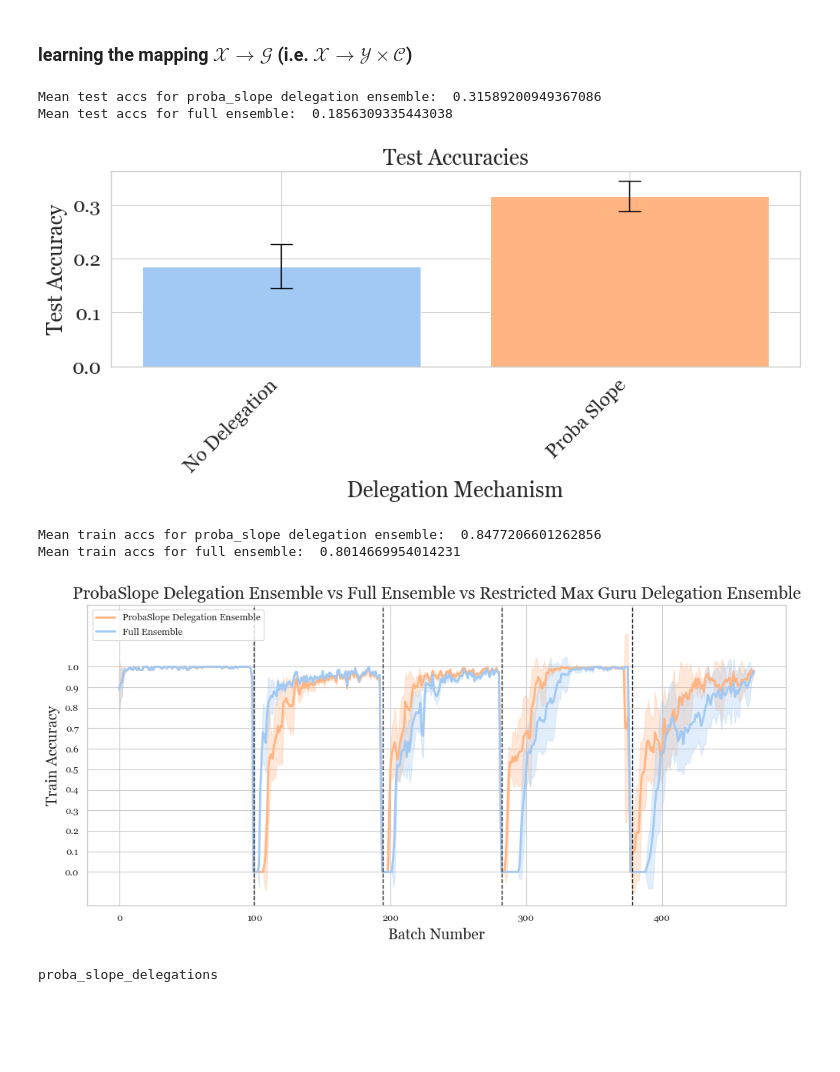
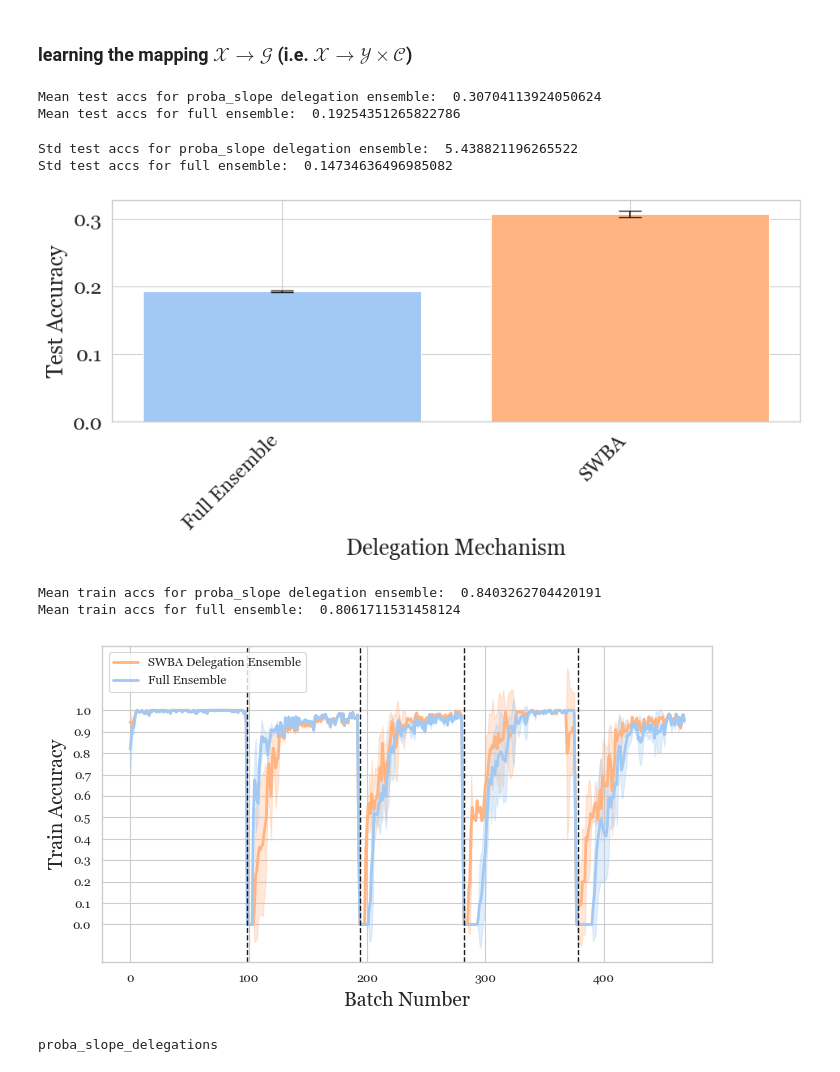
Before and after one commit to cartgr/banditLiquidDem, a Jupyter notebook: experiments/setting_2_class_incremental.ipynb, the cells around one changed output. Saved outputs shown, nothing was run; the diff lists cells and outputs as text; code cells hidden in the pictures; blank space fills up the shorter version.

```diff
--- a/experiments/setting_2_class_incremental.ipynb
+++ b/experiments/setting_2_class_incremental.ipynb
@@ -20,8 +21,9 @@ import seaborn as sns
 ### learning the mapping $\mathcal{X} \rightarrow \mathcal{G}$ (i.e. $\mathcal{X} \rightarrow \mathcal{Y}\times\mathcal{C}$)
 # %%
 batch_size = 128
-window_size = 50
-num_trials = 10
+# window_size = 50
+window_size = 55
+num_trials = 5
 n_voters = 5
 # %%
 data = Data(
@@ -101,8 +108,18 @@ print("Mean test accs for full ensemble: ", np.mean(full_avg_test_accs))
 #     np.mean(restricted_max_guru_avg_test_accs),
 # )
 # %% [output]
-Mean test accs for proba_slope delegation ensemble:  0.31589200949367086
-Mean test accs for full ensemble:  0.1856309335443038
+Mean test accs for proba_slope delegation ensemble:  0.30704113924050624
+Mean test accs for full ensemble:  0.19254351265822786
+# %%
+# print std information
+print(
+    "Std test accs for proba_slope delegation ensemble: ",
+    np.std(proba_slope_avg_test_accs_per_trial) * 100,
+)
+print("Std test accs for full ensemble: ", np.std(full_avg_test_accs_per_trial) * 100)
+# %% [output]
+Std test accs for proba_slope delegation ensemble:  5.438821196265522
+Std test accs for full ensemble:  0.14734636496985082
 # %%
 sns.set_style("whitegrid")
 sns.set_context("paper", font_scale=2)
@@ -116,7 +133,7 @@ colors = sns.color_palette("pastel")
 
 fig = plt.figure(figsize=(10, 5))
 ax = fig.add_subplot(111)
-ax.set_title("Test Accuracies")
+# ax.set_title("Test Accuracies")
 ax.set_ylabel("Test Accuracy")
 ax.set_xlabel("Delegation Mechanism")
 # ax.set_xticks([0, 1, 2])
@@ -124,17 +141,15 @@ ax.set_xlabel("Delegation Mechanism")
 #     ["No Delegation", "Proba Slope", "Restricted Max Guru"], rotation=45, ha="right"
 # )
 ax.set_xticks([0, 1])
-ax.set_xticklabels(["No Delegation", "Proba Slope"], rotation=45, ha="right")
+ax.set_xticklabels(["Full Ensemble", "SWBA"], rotation=45, ha="right")
 # Data for bar plot
 means = [
-    np.mean(full_avg_test_accs),
-    np.mean(proba_slope_avg_test_accs),
-    # np.mean(restricted_max_guru_avg_test_accs),
+    np.mean(full_avg_test_accs_per_trial),
+    np.mean(proba_slope_avg_test_accs_per_trial),
 ]
 stds = [
-    np.std(full_avg_test_accs),
-    np.std(proba_slope_avg_test_accs),
-    # np.std(restricted_max_guru_avg_test_accs),
+    np.std(full_avg_test_accs_per_trial),
+    np.std(proba_slope_std_test_accs_per_trial),
 ]
 
 # Create each bar individually to set different colors
@@ -144,7 +159,7 @@ for i in range(len(ensembles)):
 plt.tight_layout()
 plt.show()
 # %% [output]
-[figure, old version]
+[figure, new version]
 # %%
 proba_slope_avg_train_accs, proba_slope_std_train_accs = calculate_avg_std_train_accs(
     exp, "proba_slope_delegations", num_trials
@@ -169,8 +184,8 @@ print("Mean train accs for full ensemble: ", np.mean(full_avg_train_accs))
 #     np.mean(restricted_max_guru_avg_train_accs),
 # )
 # %% [output]
-Mean train accs for proba_slope delegation ensemble:  0.8477206601262856
-Mean train accs for full ensemble:  0.8014669954014231
+Mean train accs for proba_slope delegation ensemble:  0.8403262704420191
+Mean train accs for full ensemble:  0.8061711531458124
 # %%
 train_splits = exp.train_splits
 # %%
@@ -182,7 +197,7 @@ mpl.rcParams["font.size"] = 12
 mpl.rcParams["axes.labelsize"] = 14
 mpl.rcParams["axes.titlesize"] = 16
 
-fig, ax = plt.subplots(figsize=(10, 5))
+fig, ax = plt.subplots(figsize=(7, 4))
 
 colors = sns.color_palette("pastel")
 proba_slope_color = colors[1]
@@ -191,7 +206,7 @@ restricted_max_guru_color = colors[2]
 
 ax.plot(
     proba_slope_avg_train_accs,
-    label="ProbaSlope Delegation Ensemble",
+    label="SWBA Delegation Ensemble",
     color=proba_slope_color,
     linewidth=2,
 )
@@ -221,37 +236,35 @@ ax.fill_between(
 # ax.fill_between(
 #     range(len(restricted_max_guru_avg_train_accs)),
 #     np.array(restricted_max_guru_avg_train_accs)
 #     - np.array(restricted_max_guru_std_train_accs),
 #     np.array(restricted_max_guru_avg_train_accs)
 #     + np.array(restricted_max_guru_std_train_accs),
 #     color=colors[2],
 #     alpha=0.3,
 # )
 
 
 # plot vertical lines at test splits
 for split in train_splits[:-1]:
     ax.axvline(x=split, color="k", linestyle="--", linewidth=1)
 
 # Setting labels, title, and legend
 ax.set_xlabel("Batch Number")
 ax.set_ylabel("Train Accuracy")
-ax.set_title(
-    "ProbaSlope Delegation Ensemble vs Full Ensemble vs Restricted Max Guru Delegation Ensemble"
-)
+# ax.set_title("Train Accuracies for SWBA Delegation Ensemble and Full Ensemble")
 
 ax.legend(loc="upper left")
 # set y lim to lower
 ax.set_ylim(top=1.3)
 # set y ticks to 0-1
 ax.set_yticks(np.arange(0, 1.1, 0.1))
 
 plt.tight_layout()
 
 # Show the plot
 plt.show()
 # %% [output]
-[figure, old version]
+[figure, new version]
 # %%
 ps_voters = exp.ensembles[1].voters
 print(ensembles[1].name)
```
Also changed, not shown: parts of 4 cells of this notebook, 3 other files.
